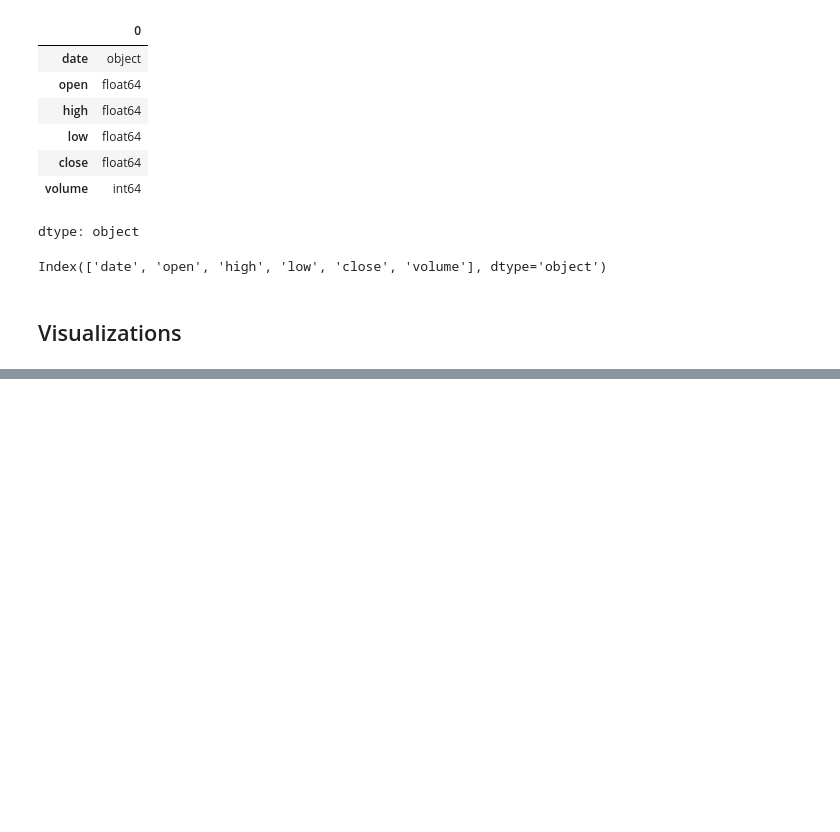
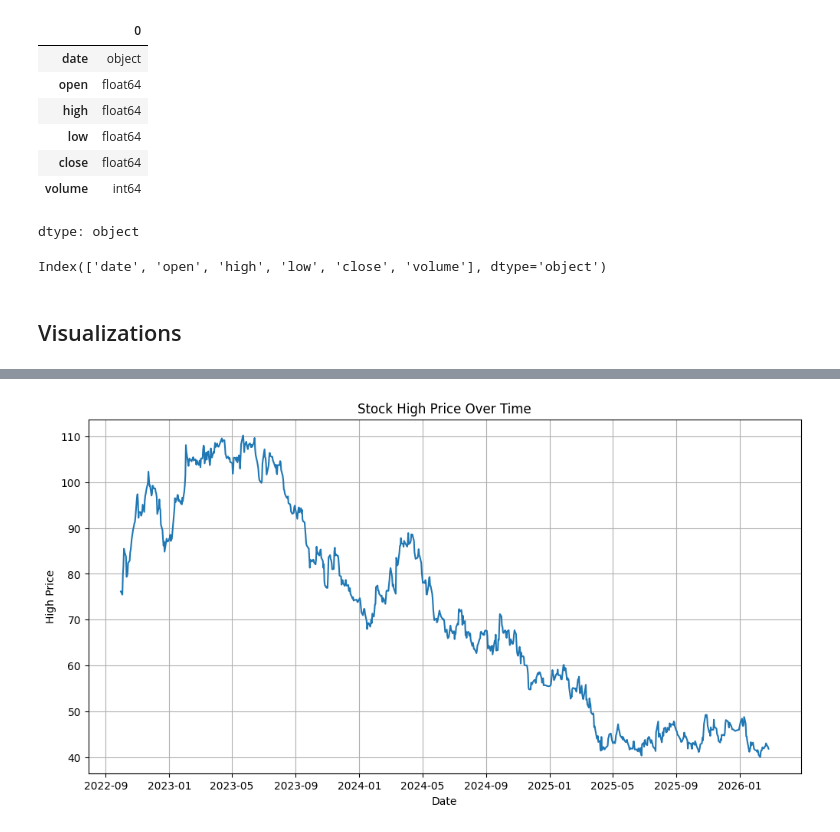
Before and after one commit to kxrrym03/Porsche-Stock-Data, a Jupyter notebook: Porsche_Stock_Analysis.ipynb, the cells around one changed output, grey strips where cells are left out. Cells and saved outputs as stored; diff of their text form; code cells hidden in the pictures; blank space fills up the shorter version.

```diff
--- a/Porsche_Stock_Analysis.ipynb
+++ b/Porsche_Stock_Analysis.ipynb
@@ -98,0 +131,10 @@ Index(['date', 'open', 'high', 'low', 'close', 'volume'], dtype='object')
+# %%
+plt.figure(figsize=(12, 6))
+sns.lineplot(x='date', y='high', data=df)
+plt.title('Stock High Price Over Time')
+plt.xlabel('Date')
+plt.ylabel('High Price')
+plt.grid(True)
+plt.show()
+# %% [output]
+[figure, added]
```
Also changed, not shown: parts of 17 cells of this notebook.
